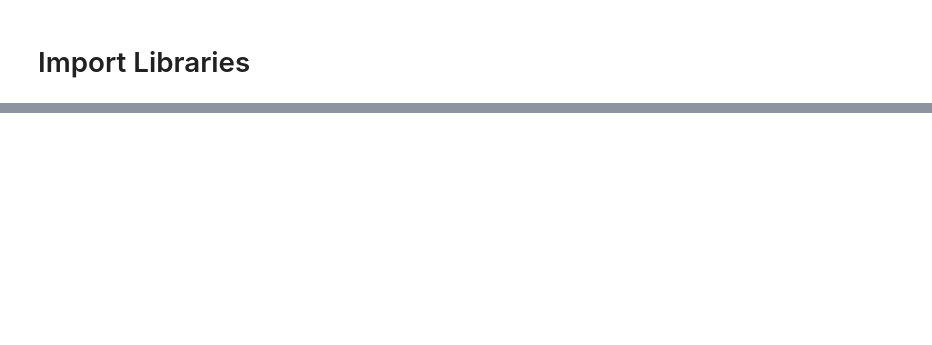
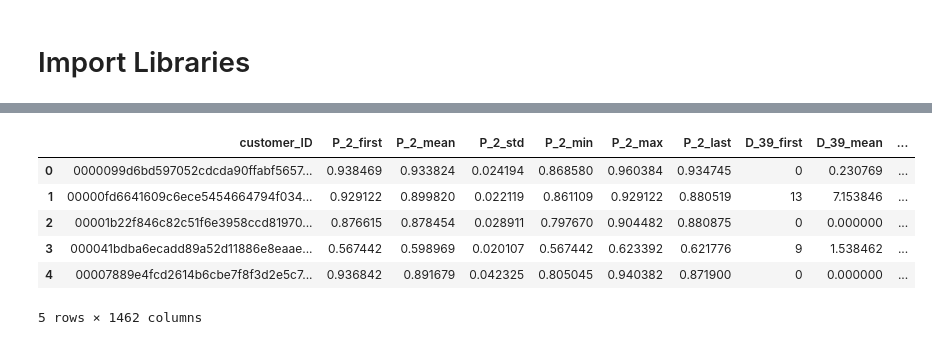
Before and after one commit to Dael-the-Mailman/ML-Capstone-Project, a Jupyter notebook: feature_engineering/lag_features.ipynb, the cells around one changed output, grey strips where cells are left out. Saved outputs shown, nothing was run; the diff lists cells and outputs as text; code cells hidden in the pictures; blank space fills up the shorter version.

```diff
--- a/feature_engineering/lag_features.ipynb
+++ b/feature_engineering/lag_features.ipynb
@@ -88,0 +92,12 @@ Starting train feature extraction
+# %%
+train = pd.read_parquet(config["ENGINEERED_DATA"] + 'train_fe_plus_plus.parquet')
+# %%
+train.head()
+# %% [output]
+|  | customer_ID | P_2_first | P_2_mean | P_2_std | P_2_min | P_2_max | P_2_last | D_39_first | D_39_mean | ... |
+| 0 | 0000099d6bd597052cdcda90ffabf5657... | 0.938469 | 0.933824 | 0.024194 | 0.868580 | 0.960384 | 0.934745 | 0 | 0.230769 | ... |
+| 1 | 00000fd6641609c6ece5454664794f034... | 0.929122 | 0.899820 | 0.022119 | 0.861109 | 0.929122 | 0.880519 | 13 | 7.153846 | ... |
+| 2 | 00001b22f846c82c51f6e3958ccd81970... | 0.876615 | 0.878454 | 0.028911 | 0.797670 | 0.904482 | 0.880875 | 0 | 0.000000 | ... |
+| 3 | 000041bdba6ecadd89a52d11886e8eaae... | 0.567442 | 0.598969 | 0.020107 | 0.567442 | 0.623392 | 0.621776 | 9 | 1.538462 | ... |
+| 4 | 00007889e4fcd2614b6cbe7f8f3d2e5c7... | 0.936842 | 0.891679 | 0.042325 | 0.805045 | 0.940382 | 0.871900 | 0 | 0.000000 | ... |
+5 rows × 1462 columns
```
Also changed, not shown: parts of 2 cells of this notebook, 5 other files.
